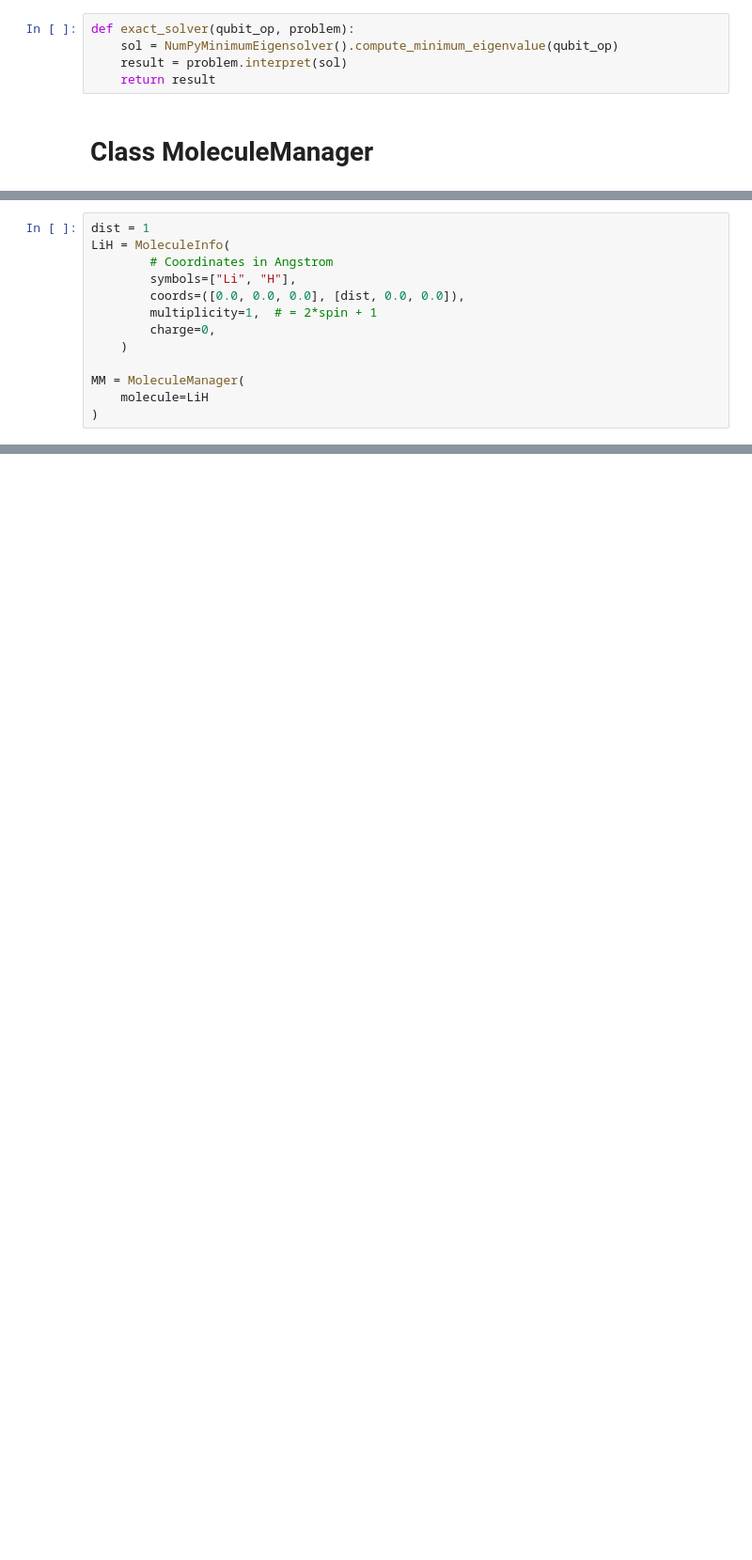
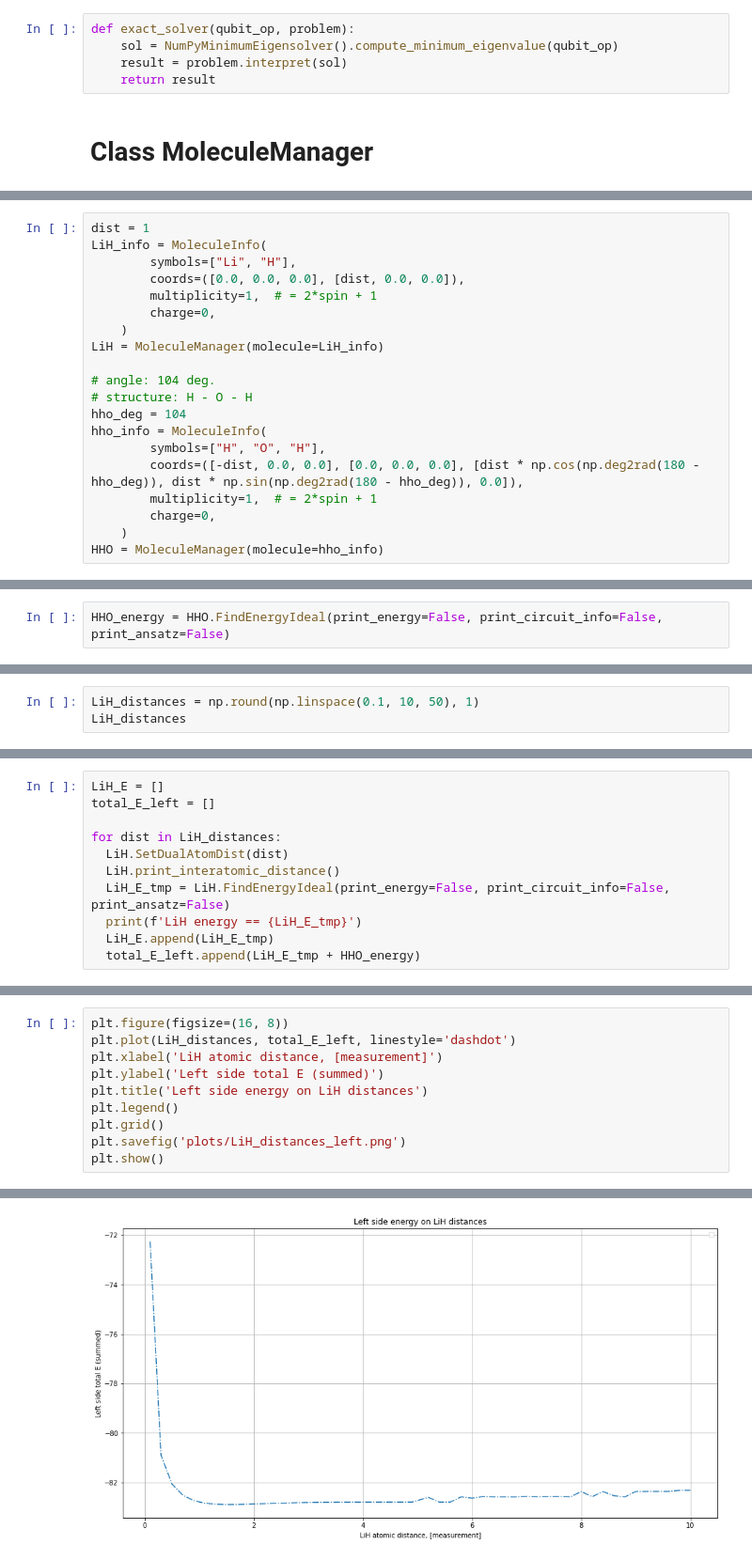
Before and after one commit to QMLcobyla/chemistry, a Jupyter notebook: first_attempt.ipynb, the cells around one changed output, grey strips where cells are left out. Shown: that part at 94% size. Cells and saved outputs as stored; diff of their text form; blank space fills up the shorter version.

```diff
--- a/first_attempt.ipynb
+++ b/first_attempt.ipynb
@@ -166,14 +175,21 @@ class MoleculeManager():
 # %%
 dist = 1
-LiH = MoleculeInfo(
-        # Coordinates in Angstrom
+LiH_info = MoleculeInfo(
         symbols=["Li", "H"],
         coords=([0.0, 0.0, 0.0], [dist, 0.0, 0.0]),
         multiplicity=1,  # = 2*spin + 1
         charge=0,
     )
+LiH = MoleculeManager(molecule=LiH_info)
 
-MM = MoleculeManager(
-    molecule=LiH
-)
+# angle: 104 deg.
+# structure: H - O - H
+hho_deg = 104
+hho_info = MoleculeInfo(
+        symbols=["H", "O", "H"],
+        coords=([-dist, 0.0, 0.0], [0.0, 0.0, 0.0], [dist * np.cos(np.deg2rad(180 - hho_deg)), dist * np.sin(np.deg2rad(180 - hho_deg)), 0.0]),
+        multiplicity=1,  # = 2*spin + 1
+        charge=0,
+    )
+HHO = MoleculeManager(molecule=hho_info)
 # %%
@@ -203,0 +247,2 @@ VQE Result: [-6.58026361]
+# %%
+HHO_energy = HHO.FindEnergyIdeal(print_energy=False, print_circuit_info=False, print_ansatz=False)
@@ -203,0 +253,3 @@ VQE Result: [-6.58026361]
+# %%
+LiH_distances = np.round(np.linspace(0.1, 10, 50), 1)
+LiH_distances
@@ -203,0 +262,11 @@ VQE Result: [-6.58026361]
+# %%
+LiH_E = []
+total_E_left = []
+
+for dist in LiH_distances:
+  LiH.SetDualAtomDist(dist)
+  LiH.print_interatomic_distance()
+  LiH_E_tmp = LiH.FindEnergyIdeal(print_energy=False, print_circuit_info=False, print_ansatz=False)
+  print(f'LiH energy == {LiH_E_tmp}')
+  LiH_E.append(LiH_E_tmp)
+  total_E_left.append(LiH_E_tmp + HHO_energy)
@@ -203,0 +296,11 @@ VQE Result: [-6.58026361]
+# %%
+plt.figure(figsize=(16, 8))
+plt.plot(LiH_distances, total_E_left, linestyle='dashdot')
+plt.xlabel('LiH atomic distance, [measurement]')
+plt.ylabel('Left side total E (summed)')
+plt.title('Left side energy on LiH distances')
+plt.legend()
+plt.grid()
+plt.savefig('plots/LiH_distances_left.png')
+plt.show()
+# %% [output]
@@ -203,0 +308 @@ VQE Result: [-6.58026361]
+[figure, added]
```
Also changed, not shown: parts of 20 cells of this notebook, 3 other files.
